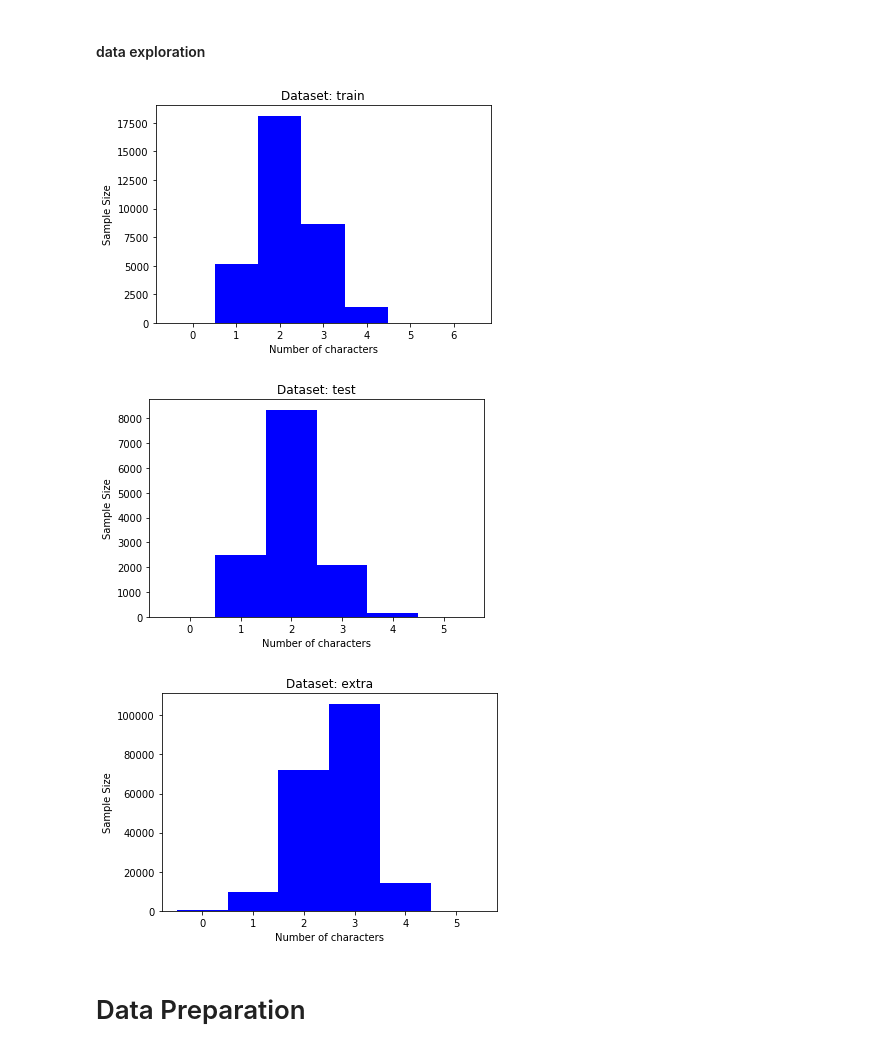
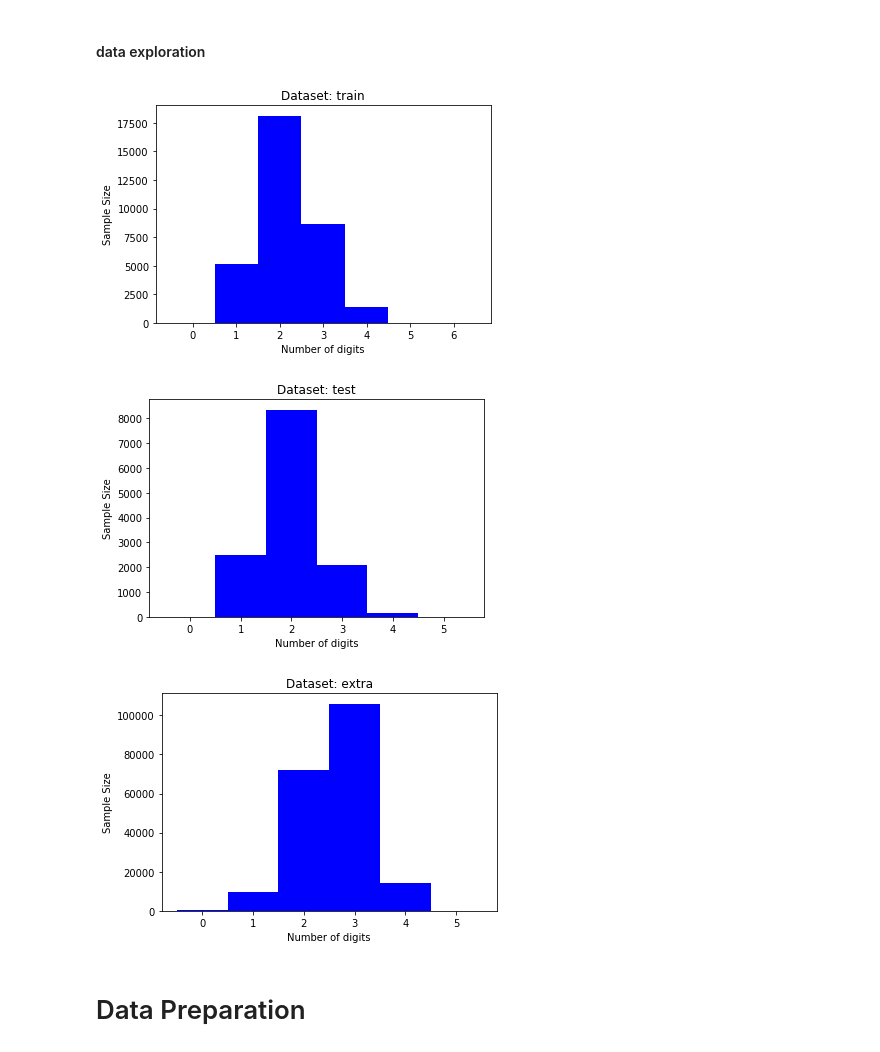
Before and after one commit to ruimaranhao/MLND, a Jupyter notebook: capstone/code/Fetch and Prepare Data.ipynb, the cells around one changed output. Cells and saved outputs as stored; diff of their text form; code cells hidden in the pictures.

```diff
--- a/capstone/code/Fetch and Prepare Data.ipynb
+++ b/capstone/code/Fetch and Prepare Data.ipynb
@@ -116,17 +121,17 @@ except Exception as e:
 # %%
 for data in ('train', 'test', 'extra'):
     c = Counter(np.sum(dataset[data]["tops"] > 0, axis =1))
     l = plt.bar(list(c.keys()), list(c.values()), 1, color="blue")
 
-    plt.xlabel('Number of characters')
+    plt.xlabel('Number of digits')
     plt.ylabel('Sample Size')
     plt.title('Dataset: ' + data)
 
     plt.show()
 # %% [output]
-[figure, old version]
+[figure, new version]
-[figure, old version]
+[figure, new version]
-[figure, old version]
+[figure, new version]
 # %% [markdown]
 # Data Preparation
 # %%
```
Also changed, not shown: parts of 10 cells of this notebook, 1 other file.
